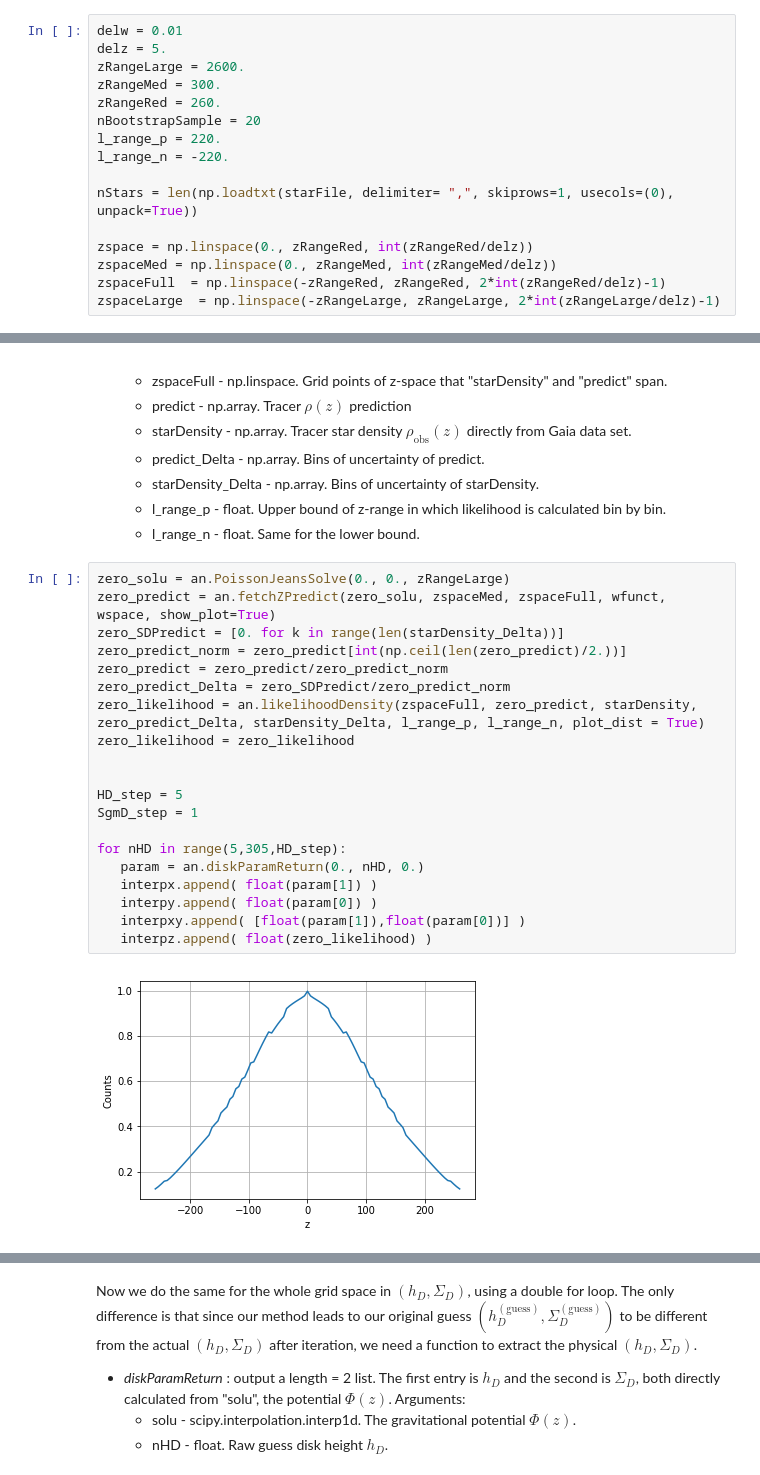
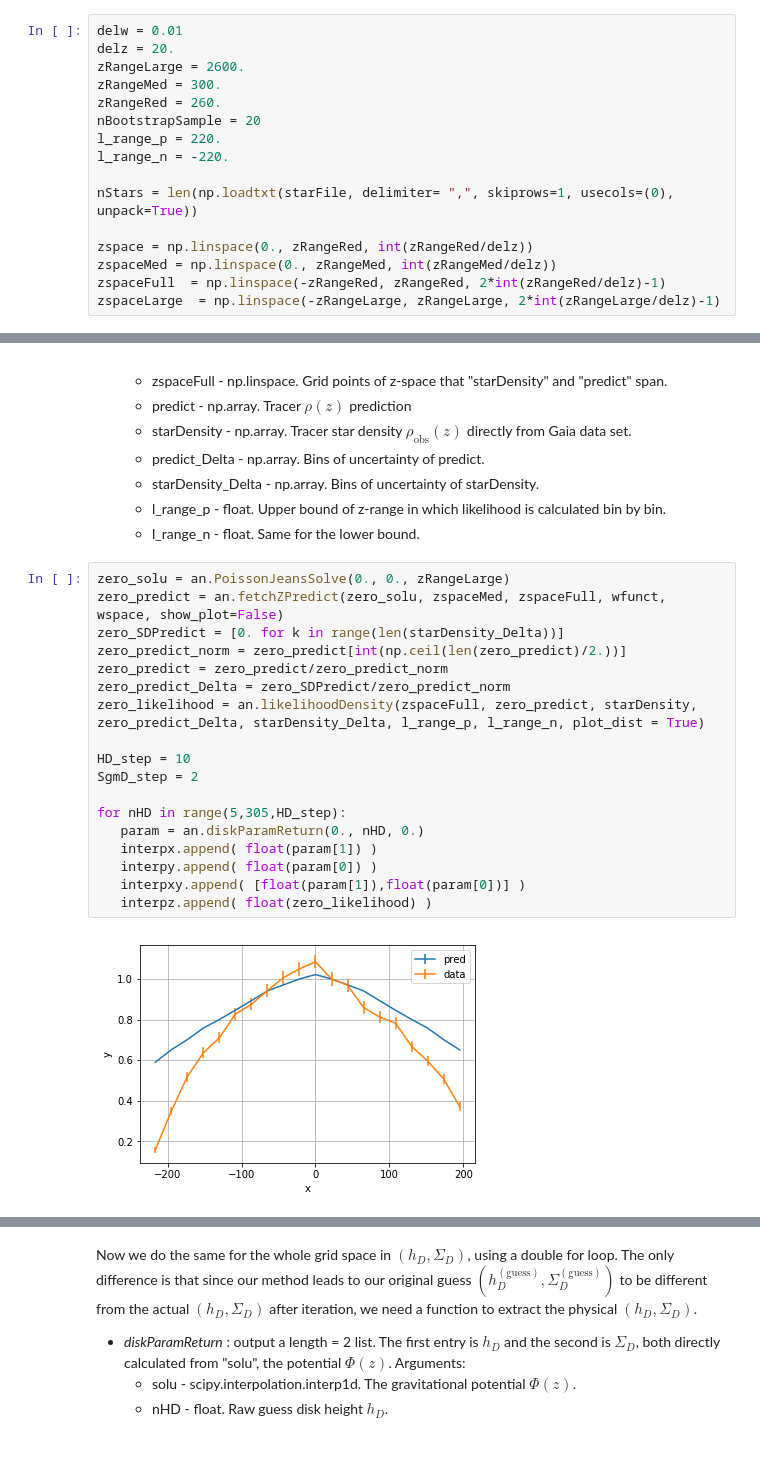
Before and after one commit to bbsonjohn/darkdisk, a Jupyter notebook: exclusionPlot.ipynb, the cells around one changed output, grey strips where cells are left out. Saved outputs shown, nothing was run; the diff lists cells and outputs as text.

```diff
--- a/exclusionPlot.ipynb
+++ b/exclusionPlot.ipynb
@@ -50,7 +50,7 @@ From top to bottom:
 *nStars* : extract the total number of stars in the data file. (to be used with bootstrap statistics)
 # %%
 delw = 0.01
-delz = 5.
+delz = 20.
 zRangeLarge = 2600.
 zRangeMed = 300.
 zRangeRed = 260.
@@ -158,23 +158,21 @@ Here is the list of functions used:
     - l_range_n - float. Same for the lower bound.
 # %%
 zero_solu = an.PoissonJeansSolve(0., 0., zRangeLarge)
-zero_predict = an.fetchZPredict(zero_solu, zspaceMed, zspaceFull, wfunct, wspace, show_plot=True)
+zero_predict = an.fetchZPredict(zero_solu, zspaceMed, zspaceFull, wfunct, wspace, show_plot=False)
 zero_SDPredict = [0. for k in range(len(starDensity_Delta))]
 zero_predict_norm = zero_predict[int(np.ceil(len(zero_predict)/2.))]
 zero_predict = zero_predict/zero_predict_norm
 zero_predict_Delta = zero_SDPredict/zero_predict_norm
 zero_likelihood = an.likelihoodDensity(zspaceFull, zero_predict, starDensity, zero_predict_Delta, starDensity_Delta, l_range_p, l_range_n, plot_dist = True)
-zero_likelihood = zero_likelihood
 
-
-HD_step = 5
-SgmD_step = 1
+HD_step = 10
+SgmD_step = 2
 
 for nHD in range(5,305,HD_step):
    param = an.diskParamReturn(0., nHD, 0.)
    interpx.append( float(param[1]) )
    interpy.append( float(param[0]) )
    interpxy.append( [float(param[1]),float(param[0])] )
    interpz.append( float(zero_likelihood) )
 # %% [output]
-[figure, old version]
+[figure, new version]
```
Also changed, not shown: parts of 5 cells of this notebook, 4 other files.
